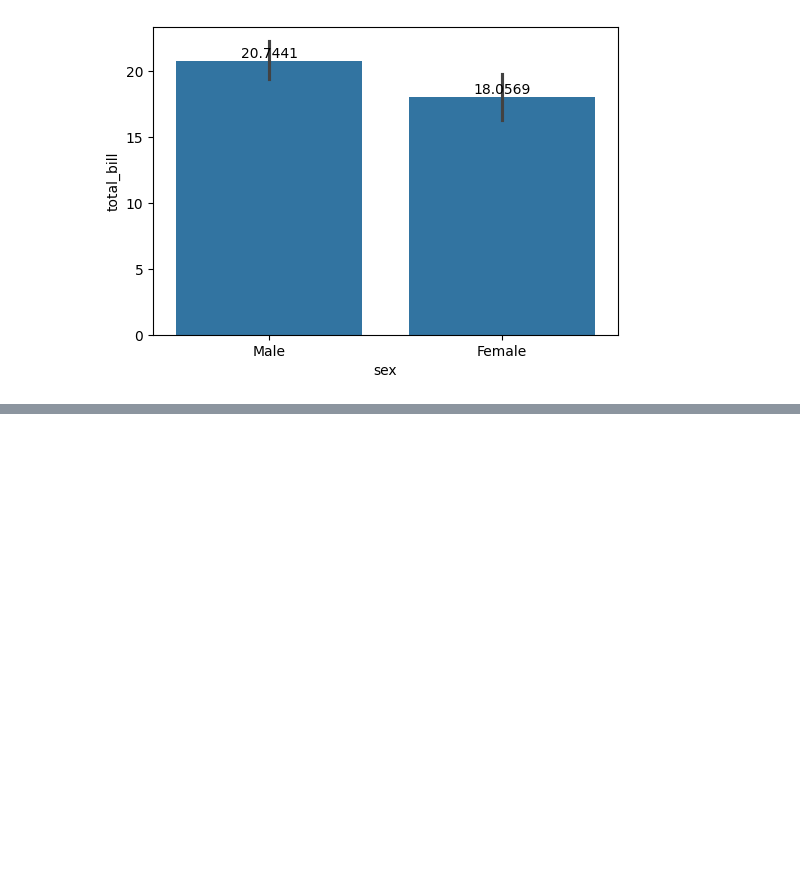
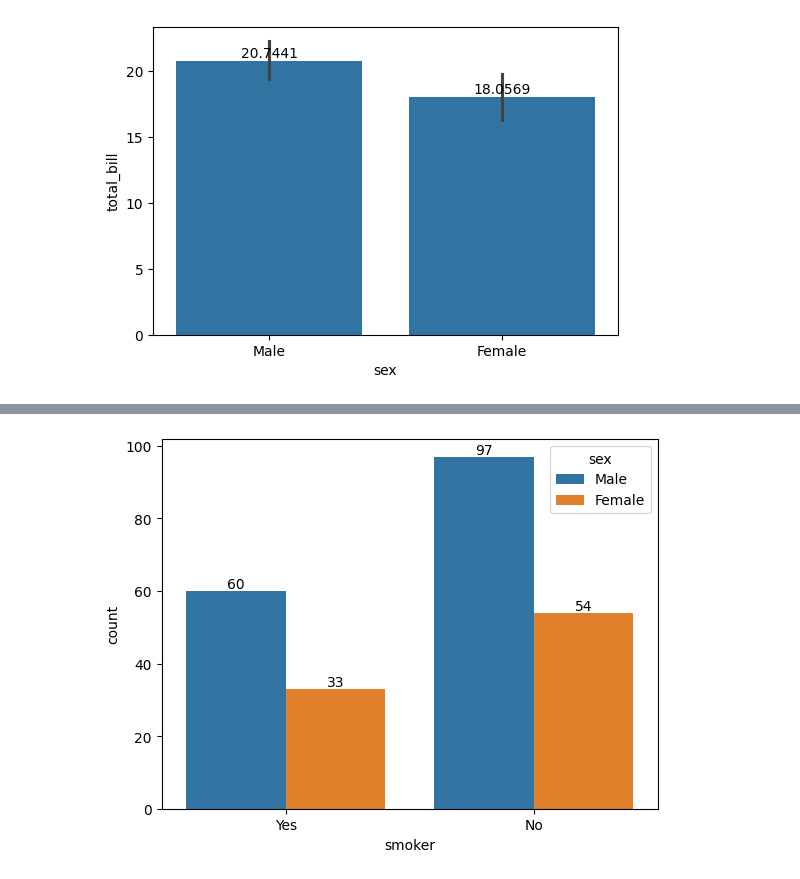
Before and after one commit to raghu9189/python-programming, a Jupyter notebook: seaborn-ops/practice-set-01.ipynb, the cells around one changed output, grey strips where cells are left out. Cells and saved outputs as stored; diff of their text form; code cells hidden in the pictures; blank space fills up the shorter version.

```diff
--- a/seaborn-ops/practice-set-01.ipynb
+++ b/seaborn-ops/practice-set-01.ipynb
@@ -25,0 +48,8 @@ plt.show()
+# %%
+# count smoker and non-smoker
+ax = sns.countplot(x=data['smoker'], hue=data['sex'])
+ax.bar_label(ax.containers[0])
+ax.bar_label(ax.containers[1])
+plt.show()
+# %% [output]
+[figure, added]
```
Also changed, not shown: parts of 4 cells of this notebook, 2 other files.
